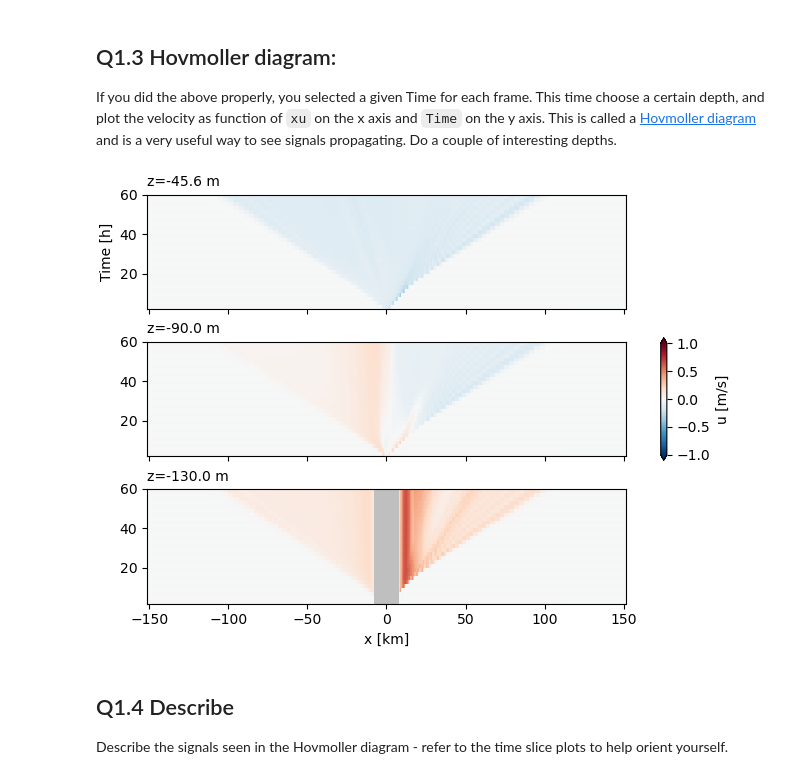
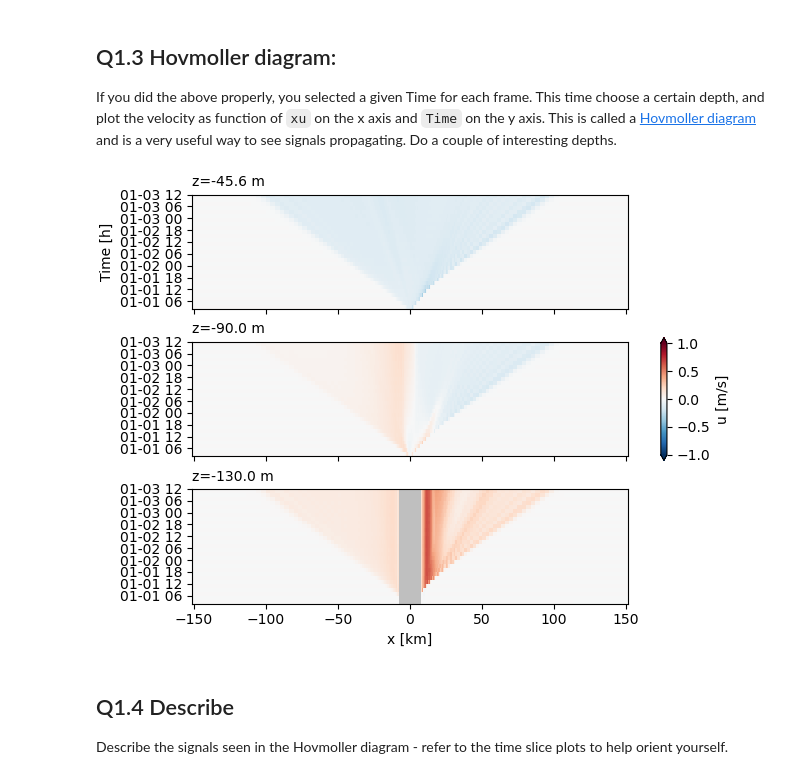
Before and after one commit to jklymak/Eos431Phy441, a Jupyter notebook: source/Assign0/Assignment0.ipynb, the cells around one changed output. Cells and saved outputs as stored; diff of their text form; code cells hidden in the pictures.

```diff
--- a/source/Assign0/Assignment0.ipynb
+++ b/source/Assign0/Assignment0.ipynb
@@ -94,18 +97,22 @@ Does the transport change in the lower layer: Consider at -25 km, the flow is ab
 If you did the above properly, you selected a given Time for each frame.  This time choose a certain depth, and plot the velocity as function of `xu` on the x axis and `Time` on the y axis.  This is called a [Hovmoller diagram](https://en.wikipedia.org/wiki/Hovmöller_diagram) and is a very useful way to see signals propagating.  Do a couple of interesting depths.
 # %%
 with xr.open_dataset('hydraulic.snapshot.nc') as ds0:
+    # Veros uses timedeltas64 as the time axis.  Matplotlib doesn't deal with this very well
+    # so convert to a date relative to an arbitrary day:
+    ds0['Time'] = ds0.Time + np.datetime64('2023-01-01')
+
     fig, axs = plt.subplots(3, 1, layout='constrained', sharex=True, sharey=True)
     for nn, zz in enumerate([-45, -90, -130]):
         ds = ds0.isel(yt=1, yu=1).sel(zt=zz, method='nearest')
         ax = axs.flat[nn]
         ax.set_facecolor('0.75')
-        pc = ax.pcolormesh(ds.xt, ds.Time.values.astype('float')/1e9/3600, ds.u[:-1, :-1], clim=[-1, 1], cmap='RdBu_r')
+        pc = ax.pcolormesh(ds.xt, ds.Time , ds.u[:-1, :-1], clim=[-1, 1], cmap='RdBu_r')
         ax.set_title(f'z={ds.zt.values:1.1f} m', loc='left', fontsize='medium')
     fig.colorbar(pc, shrink=0.3, extend='both', ax=axs, label='u [m/s]')
     axs[0].set_ylabel('Time [h]')
     axs[2].set_xlabel('x [km]')
 # %% [output]
-[figure, old version]
+[figure, new version]
 # %% [markdown]
 ## Q1.4 Describe
 
```
Also changed, not shown: parts of 4 cells of this notebook, 21 other files.
